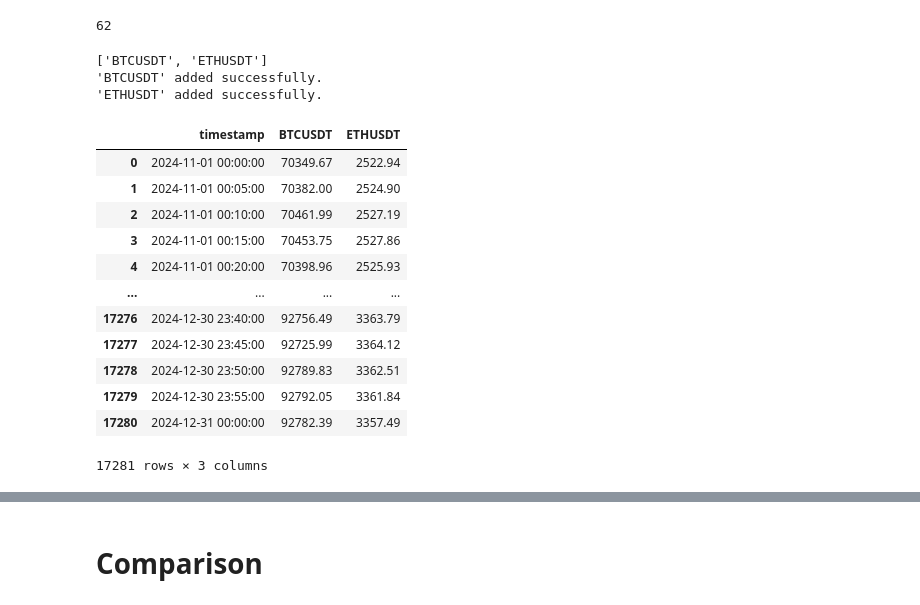
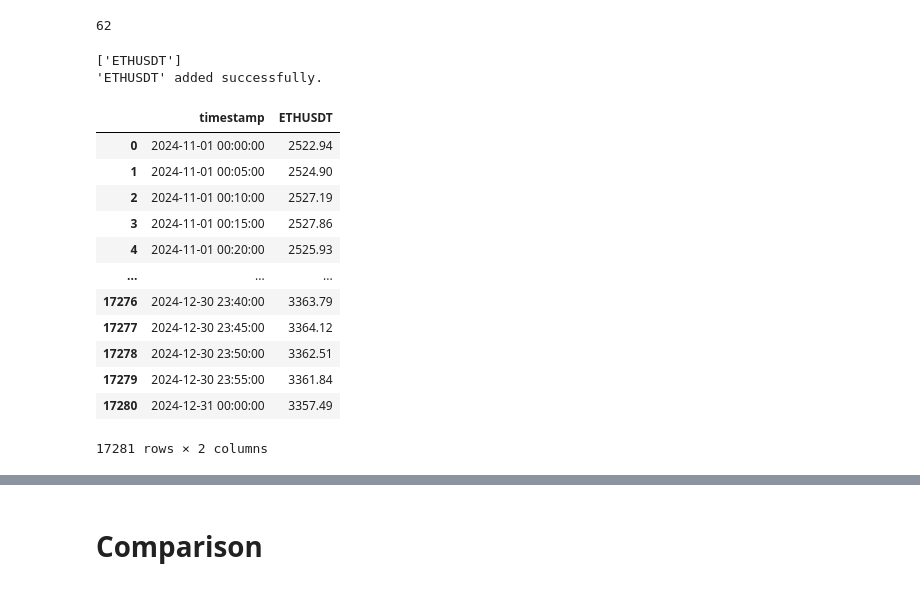
Before and after one commit to saltedpotato/qf635-microstructure-project, a Jupyter notebook: test_strats.ipynb, the cells around one changed output, grey strips where cells are left out. Saved outputs shown, nothing was run; the diff lists cells and outputs as text; code cells hidden in the pictures.

```diff
--- a/test_strats.ipynb
+++ b/test_strats.ipynb
@@ -22,40 +22,39 @@ len(coint_pairs)
 62
 # %%
 test_pairs = coint_pairs[:4]
-test_pairs = ['BTCUSDT', 'ETHUSDT']
+test_pairs = ['ETHUSDT']
 print(test_pairs)
 
 symbol_manager = BinanceSymbolManager()
 # Add symbols
 for t in test_pairs:
     print(symbol_manager.add_symbol(t))  # Success
 
 price_fetcher = BinancePriceFetcher(symbol_manager.get_symbols())
 # Fetch pair historical price
 pair_portfolio = price_fetcher.get_grp_historical_ohlcv(
         interval="5m",
         start_date="2024-11-01",
         end_date="2024-12-31"
     )
 
 pair_portfolio
 # %% [output]
-['BTCUSDT', 'ETHUSDT']
-'BTCUSDT' added successfully.
+['ETHUSDT']
 'ETHUSDT' added successfully.
-|  | timestamp | BTCUSDT | ETHUSDT |
-| 0 | 2024-11-01 00:00:00 | 70349.67 | 2522.94 |
-| 1 | 2024-11-01 00:05:00 | 70382.00 | 2524.90 |
-| 2 | 2024-11-01 00:10:00 | 70461.99 | 2527.19 |
-| 3 | 2024-11-01 00:15:00 | 70453.75 | 2527.86 |
-| 4 | 2024-11-01 00:20:00 | 70398.96 | 2525.93 |
-| ... | ... | ... | ... |
-| 17276 | 2024-12-30 23:40:00 | 92756.49 | 3363.79 |
-| 17277 | 2024-12-30 23:45:00 | 92725.99 | 3364.12 |
-| 17278 | 2024-12-30 23:50:00 | 92789.83 | 3362.51 |
-| 17279 | 2024-12-30 23:55:00 | 92792.05 | 3361.84 |
-| 17280 | 2024-12-31 00:00:00 | 92782.39 | 3357.49 |
+|  | timestamp | ETHUSDT |
+| 0 | 2024-11-01 00:00:00 | 2522.94 |
+| 1 | 2024-11-01 00:05:00 | 2524.90 |
+| 2 | 2024-11-01 00:10:00 | 2527.19 |
+| 3 | 2024-11-01 00:15:00 | 2527.86 |
+| 4 | 2024-11-01 00:20:00 | 2525.93 |
+| ... | ... | ... |
+| 17276 | 2024-12-30 23:40:00 | 3363.79 |
+| 17277 | 2024-12-30 23:45:00 | 3364.12 |
+| 17278 | 2024-12-30 23:50:00 | 3362.51 |
+| 17279 | 2024-12-30 23:55:00 | 3361.84 |
+| 17280 | 2024-12-31 00:00:00 | 3357.49 |
-17281 rows × 3 columns
+17281 rows × 2 columns
 # %%
 def hurst_exponent(ts: pd.Series, max_lags: int = 50) -> float:
     """
```
Also changed, not shown: parts of 8 cells of this notebook, 8 other files.
